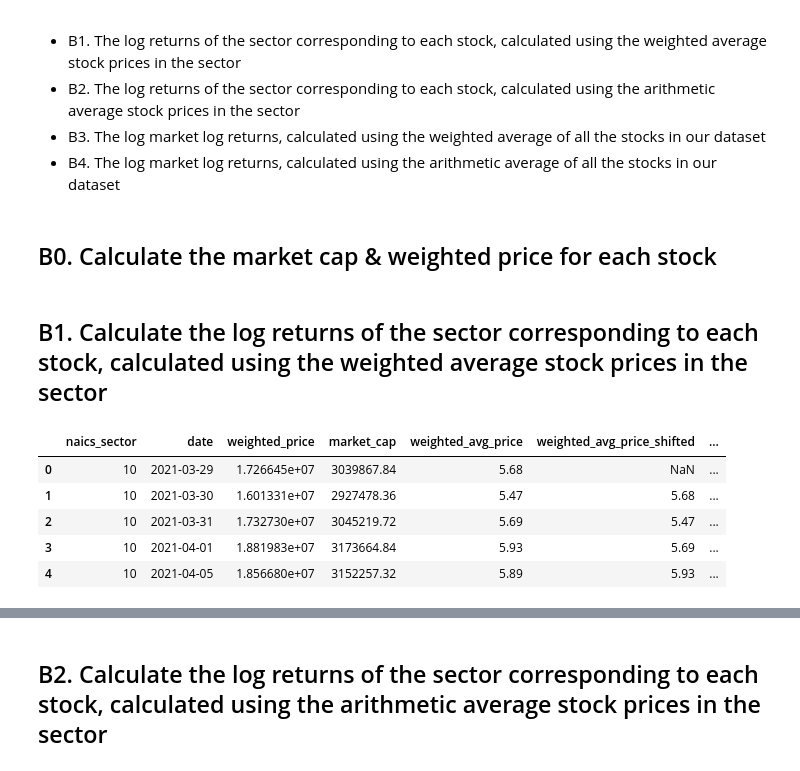
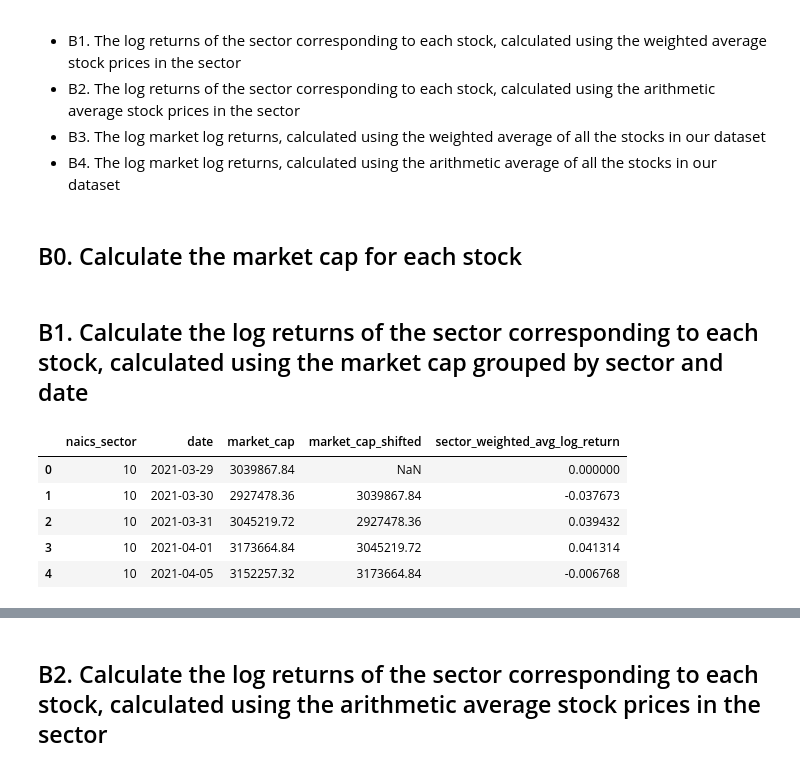
Before and after one commit to Shuo-Wang-UCBerkeley/VIP, a Jupyter notebook: src/rachel/clean_crsp_stage2.ipynb, the cells around one changed output, grey strips where cells are left out. Cells and saved outputs as stored; diff of their text form; code cells hidden in the pictures.

```diff
--- a/src/rachel/clean_crsp_stage2.ipynb
+++ b/src/rachel/clean_crsp_stage2.ipynb
@@ -186,5 +182,5 @@ def safe_log1p(x):
 # %%
-crsp_df["log_return"] = crsp_df["return"].apply(safe_log1p)
+crsp_df['log_return'] = np.log1p(crsp_df['return'])
 # %%
 crsp_df["return"][:5]
 # %% [output]
@@ -262,34 +258,29 @@ plt.show()
 - B3. The log market log returns, calculated using the weighted average of all the stocks in our dataset
 - B4. The log market log returns, calculated using the arithmetic average of all the stocks in our dataset
 # %% [markdown]
-## B0. Calculate the market cap & weighted price for each stock
+## B0. Calculate the market cap for each stock
 # %%
 crsp_df["market_cap"] = (crsp_df["shares_outstanding"] * crsp_df["close_price"]).round(6)
-# %%
-crsp_df["weighted_price"] = (crsp_df["close_price"] * crsp_df["market_cap"]).round(6)
 # %% [markdown]
-## B1. Calculate the log returns of the sector corresponding to each stock, calculated using the weighted average stock prices in the sector
+## B1. Calculate the log returns of the sector corresponding to each stock, calculated using the market cap grouped by sector and date
 # %%
 # First, group the data by sector & date
-grouped = crsp_df.groupby(["naics_sector", "date"]).agg({"weighted_price": "sum", "market_cap": "sum"}).reset_index()
-
-# Then, calculate the weighted average price
-grouped["weighted_avg_price"] = grouped["weighted_price"] / grouped["market_cap"]
+grouped = crsp_df.groupby(["naics_sector", "date"]).agg({"market_cap": "sum"}).reset_index()
 
 # Then, calculate the log return for each sector
-grouped["weighted_avg_price_shifted"] = grouped.groupby("naics_sector")["weighted_avg_price"].shift(1)
+grouped["market_cap_shifted"] = grouped.groupby("naics_sector")["market_cap"].shift(1)
 grouped["sector_weighted_avg_log_return"] = (
-    np.log(grouped["weighted_avg_price"] / grouped["weighted_avg_price_shifted"]).fillna(0)
+    np.log(grouped["market_cap"] / grouped["market_cap_shifted"]).fillna(0)
 ).round(6)
 
 grouped.head()
 # %% [output]
-|  | naics_sector | date | weighted_price | market_cap | weighted_avg_price | weighted_avg_price_shifted | ... |
-| 0 | 10 | 2021-03-29 | 1.726645e+07 | 3039867.84 | 5.68 | NaN | ... |
-| 1 | 10 | 2021-03-30 | 1.601331e+07 | 2927478.36 | 5.47 | 5.68 | ... |
-| 2 | 10 | 2021-03-31 | 1.732730e+07 | 3045219.72 | 5.69 | 5.47 | ... |
-| 3 | 10 | 2021-04-01 | 1.881983e+07 | 3173664.84 | 5.93 | 5.69 | ... |
-| 4 | 10 | 2021-04-05 | 1.856680e+07 | 3152257.32 | 5.89 | 5.93 | ... |
+|  | naics_sector | date | market_cap | market_cap_shifted | sector_weighted_avg_log_return |
+| 0 | 10 | 2021-03-29 | 3039867.84 | NaN | 0.000000 |
+| 1 | 10 | 2021-03-30 | 2927478.36 | 3039867.84 | -0.037673 |
+| 2 | 10 | 2021-03-31 | 3045219.72 | 2927478.36 | 0.039432 |
+| 3 | 10 | 2021-04-01 | 3173664.84 | 3045219.72 | 0.041314 |
+| 4 | 10 | 2021-04-05 | 3152257.32 | 3173664.84 | -0.006768 |
 # %%
 # Merge the sector log returns back to the original dataframe
 crsp_df = crsp_df.merge(
```
Also changed, not shown: parts of 24 cells of this notebook, 2 other files.
